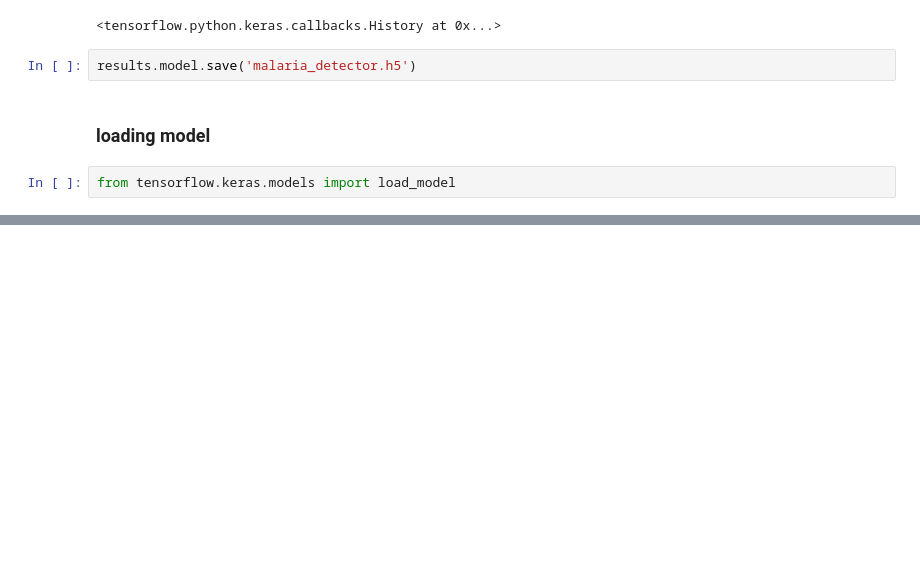
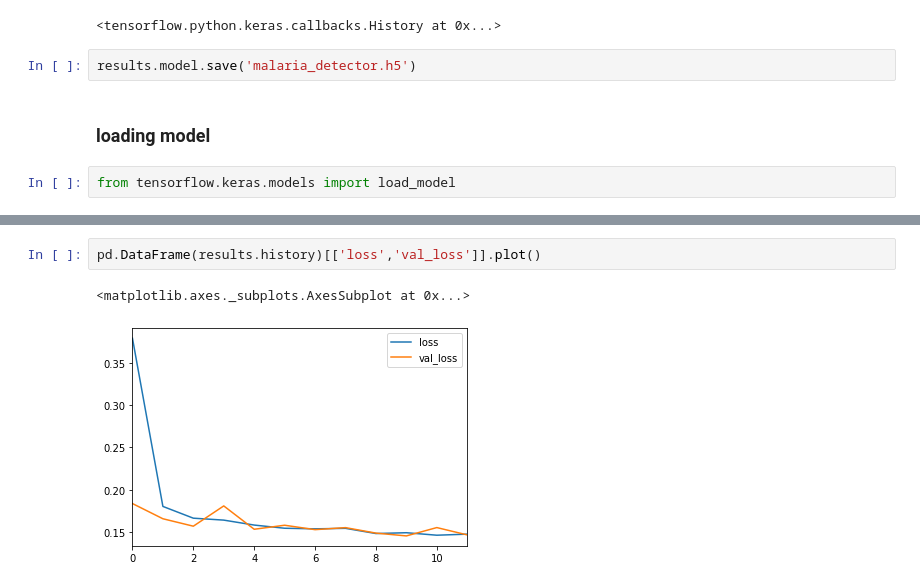
Before and after one commit to kmoh19/DataSCi, a Jupyter notebook: DeepLearn/Keras Image Loader.ipynb, the cells around one changed output, grey strips where cells are left out. Cells and saved outputs as stored; diff of their text form; blank space fills up the shorter version.

```diff
--- a/DeepLearn/Keras Image Loader.ipynb
+++ b/DeepLearn/Keras Image Loader.ipynb
@@ -310,0 +327,5 @@ model.evaluate_generator(test_image_gen)
+# %%
+pd.DataFrame(results.history)[['loss','val_loss']].plot()
+# %% [output]
+<matplotlib.axes._subplots.AxesSubplot at 0x...>
+[figure, added]
```
Also changed, not shown: parts of 5 cells of this notebook.
